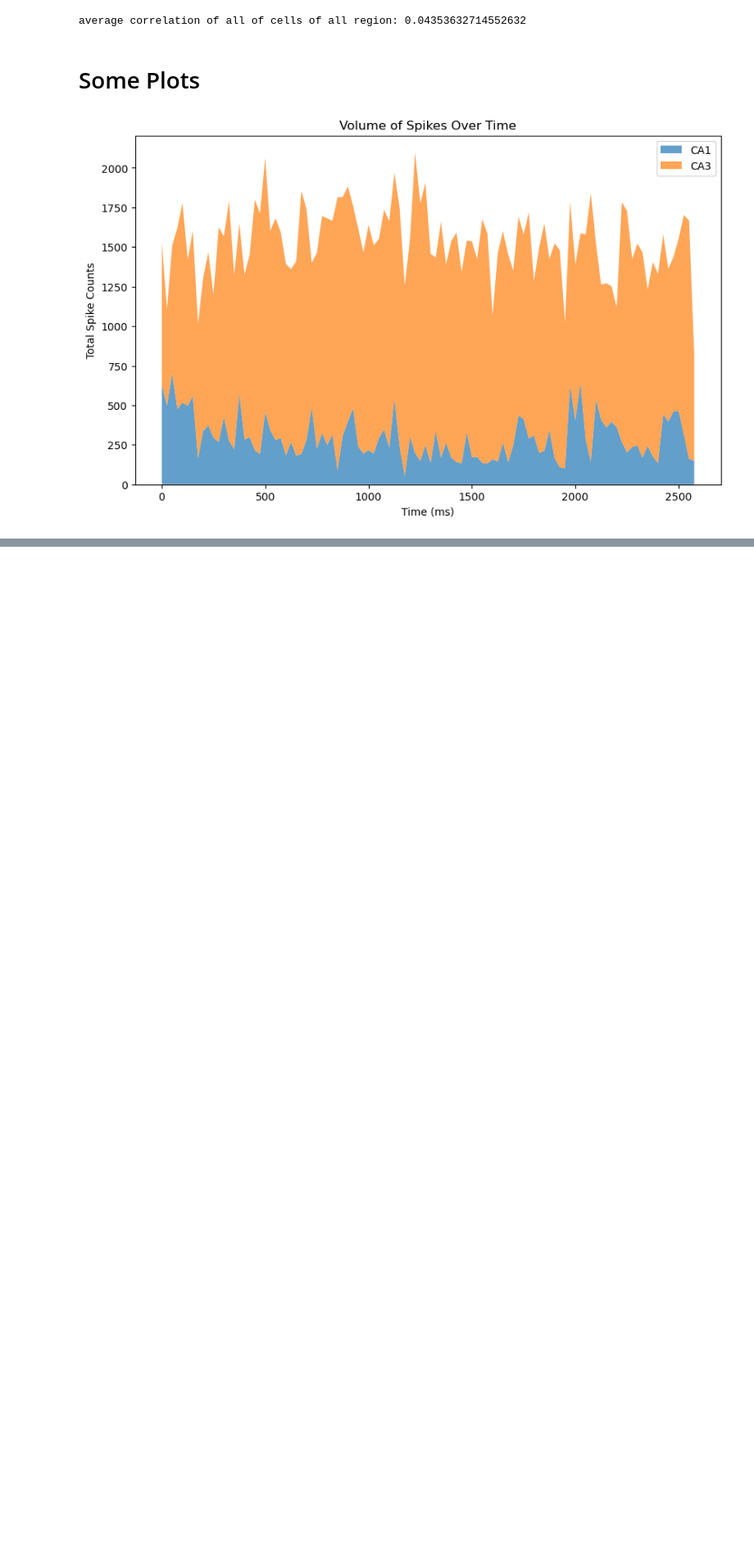
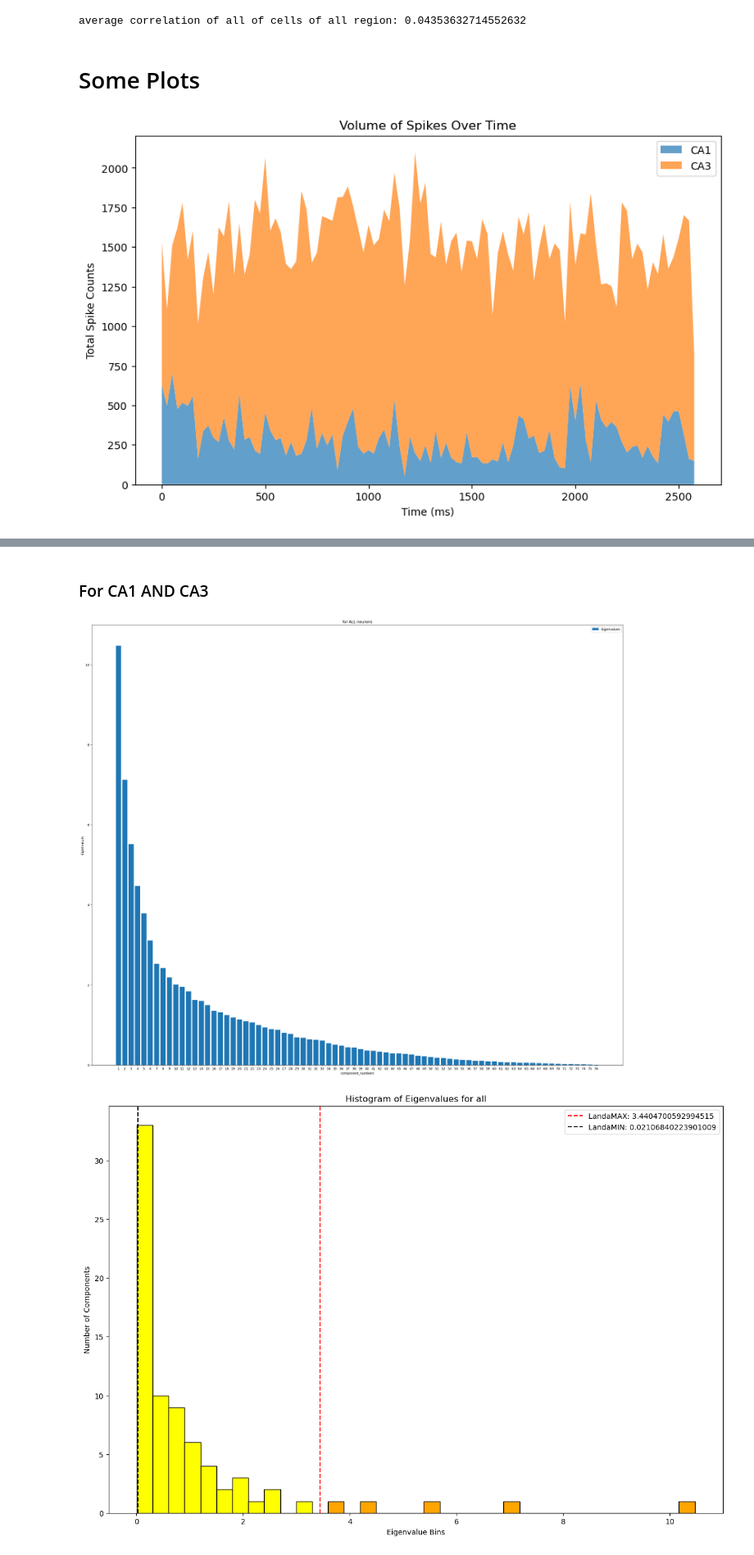
Before and after one commit to tristanstoeber/hpc_act_corr, a Jupyter notebook: hpc_act_corr/00_load_data.ipynb, the cells around one changed output, grey strips where cells are left out. Shown at 82% size. Cells and saved outputs as stored; diff of their text form; code cells hidden in the pictures; blank space fills up the shorter version.

```diff
--- a/hpc_act_corr/00_load_data.ipynb
+++ b/hpc_act_corr/00_load_data.ipynb
@@ -482,0 +483,55 @@ plt.show()
+# %% [markdown]
+### For CA1 AND CA3
+# %%
+scaler = StandardScaler()
+ALL_cells_scaled = scaler.fit_transform(spikes_counts_per_neurons_sorted)# normalization
+pca = PCA(n_components = len(spikes_counts_per_neurons_sorted.columns))# number of component== number of neurons
+
+pcomp= pca.fit_transform(ALL_cells_scaled)
+
+components=pca.components_
+eigenvalues = pca.explained_variance_
+
+
+n=len(spikes_counts_per_neurons_sorted.columns)# number of neurons
+B=len(spikes_counts_per_neurons_sorted.index)# number of bins
+LandaMAX=(1+(np.sqrt(n/B)))**2
+LandaMIN=(1-(np.sqrt(n/B)))**2
+distinct_significant_patterns=np.column_stack(np.where(eigenvalues>= LandaMAX))
+#plot each component based on its eigenvalue
+plt.figure(figsize=(30, 25))
+component_numbers = np.arange(1, len(components) + 1)
+plt.bar(component_numbers, eigenvalues, label='Eigenvalues')
+plt.xlabel('component_numbers')
+plt.ylabel('Eigenvalues')
+plt.title('for ALL neurons')
+plt.legend()
+plt.xticks(component_numbers)
+plt.show()
+
+## figure S2-A[2]
+
+num_bins_eigens = 35
+min_value = np.min(eigenvalues)
+max_value = np.max(eigenvalues)
+bin_edges = np.linspace(min_value, max_value, num_bins_eigens + 1)
+
+# Create a histogram
+hist, bin_edges = np.histogram(eigenvalues, bins=bin_edges)
+plt.figure(figsize=(15,10))
+
+for i in range(num_bins_eigens):
+    color = 'orange' if bin_edges[i] > LandaMAX else 'yellow'
+    plt.bar(bin_edges[i], hist[i], width=bin_edges[i + 1] - bin_edges[i], align='edge', edgecolor='black', color=color)
+
+plt.xlabel('Eigenvalue Bins')
+plt.ylabel('Number of Components')
+plt.title('Histogram of Eigenvalues for all')
+plt.axvline(LandaMAX, linestyle='--', color='red', label=f'LandaMAX: {LandaMAX}')
+plt.axvline(LandaMIN, linestyle='--', color='black', label=f'LandaMIN: {LandaMIN}')
+
+plt.legend()
+plt.show()
+# %% [output]
+[figure, added]
+[figure, added]
```
Also changed, not shown: parts of 18 cells of this notebook.
